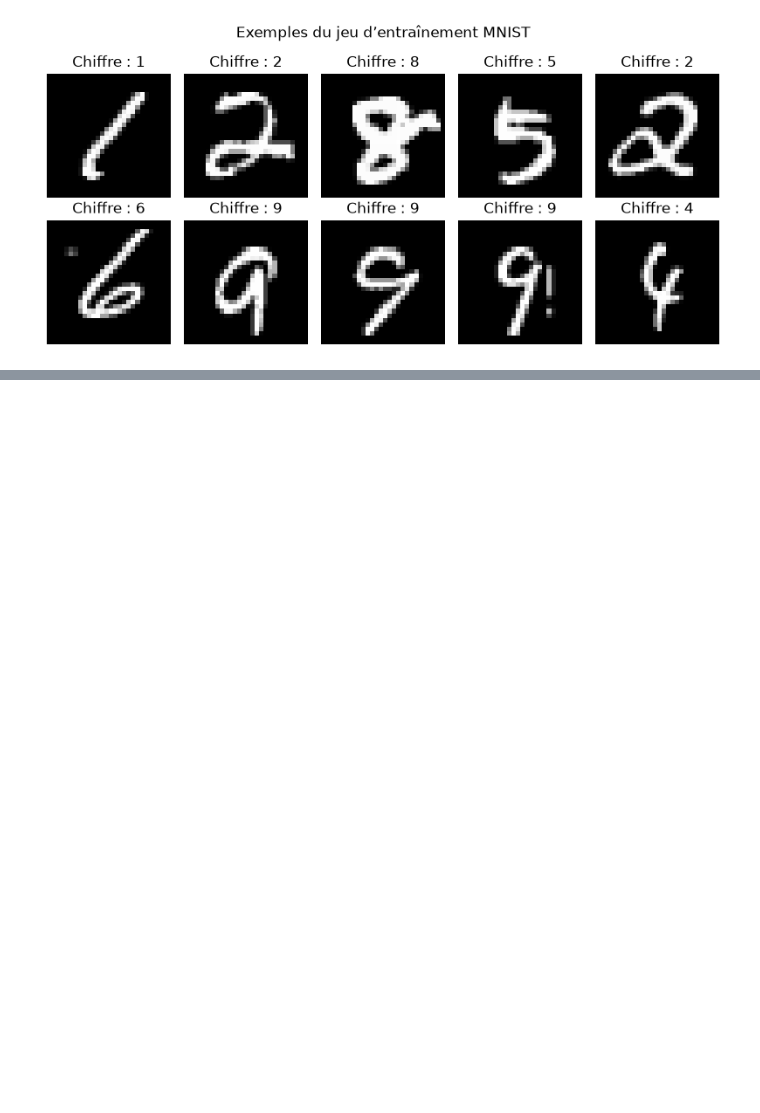
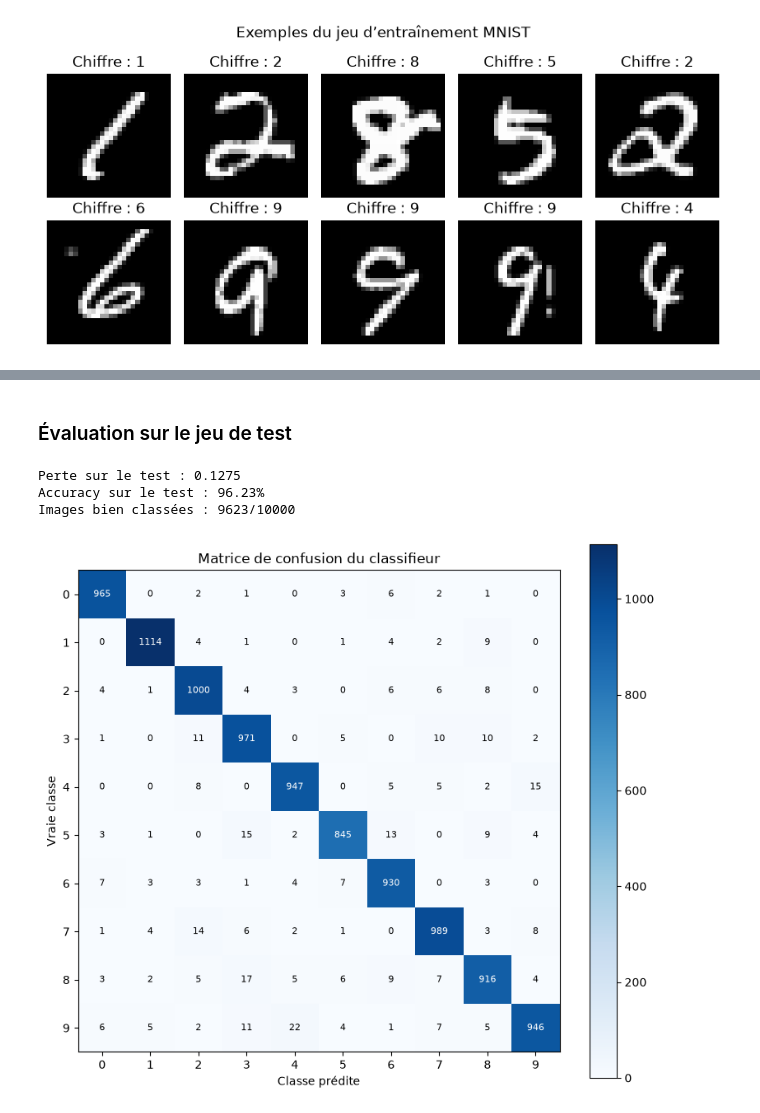
Before and after one commit to Seemo0/IAGEN-Activit-Pratique-N-2, a Jupyter notebook: Activite_2_MNIST.ipynb, the cells around one changed output, grey strips where cells are left out. Cells and saved outputs as stored; diff of their text form; code cells hidden in the pictures; blank space fills up the shorter version.

```diff
--- a/Activite_2_MNIST.ipynb
+++ b/Activite_2_MNIST.ipynb
@@ -92,0 +162,52 @@ Valeurs des pixels : [0.0, 1.0]
+# %% [markdown]
+### Évaluation sur le jeu de test
+# %%
+classifier.eval()
+metric = MulticlassAccuracy(num_classes=10, device=device)
+test_loss = 0.0
+all_predictions = []
+all_labels = []
+
+with torch.no_grad():
+    for images, labels in test_loader:
+        images, labels = images.to(device), labels.to(device)
+        logits = classifier(images)
+        test_loss += criterion(logits, labels).item() * images.size(0)
+        metric.update(logits, labels)
+        all_predictions.append(logits.argmax(dim=1).cpu())
+        all_labels.append(labels.cpu())
+
+classifier_predictions = torch.cat(all_predictions)
+classifier_labels = torch.cat(all_labels)
+accuracy = metric.compute().item()
+correct = (classifier_predictions == classifier_labels).sum().item()
+
+print(f"Perte sur le test : {test_loss / len(test_dataset):.4f}")
+print(f"Accuracy sur le test : {accuracy:.2%}")
+print(f"Images bien classées : {correct}/{len(test_dataset)}")
+
+# Les lignes correspondent aux vraies classes et les colonnes aux prédictions.
+confusion = torch.bincount(
+    classifier_labels * 10 + classifier_predictions, minlength=100
+).reshape(10, 10)
+fig, ax = plt.subplots(figsize=(8, 7))
+im = ax.imshow(confusion.numpy(), cmap="Blues")
+for i in range(10):
+    for j in range(10):
+        value = confusion[i, j].item()
+        ax.text(j, i, str(value), ha="center", va="center",
+                color="white" if value > confusion.max().item() / 2 else "black",
+                fontsize=8)
+ax.set_xticks(range(10))
+ax.set_yticks(range(10))
+ax.set_xlabel("Classe prédite")
+ax.set_ylabel("Vraie classe")
+ax.set_title("Matrice de confusion du classifieur")
+fig.colorbar(im, ax=ax)
+plt.tight_layout()
+plt.show()
+# %% [output]
+Perte sur le test : 0.1275
+Accuracy sur le test : 96.23%
+Images bien classées : 9623/10000
+[figure, added]
```
Also changed, not shown: parts of 5 cells of this notebook.
